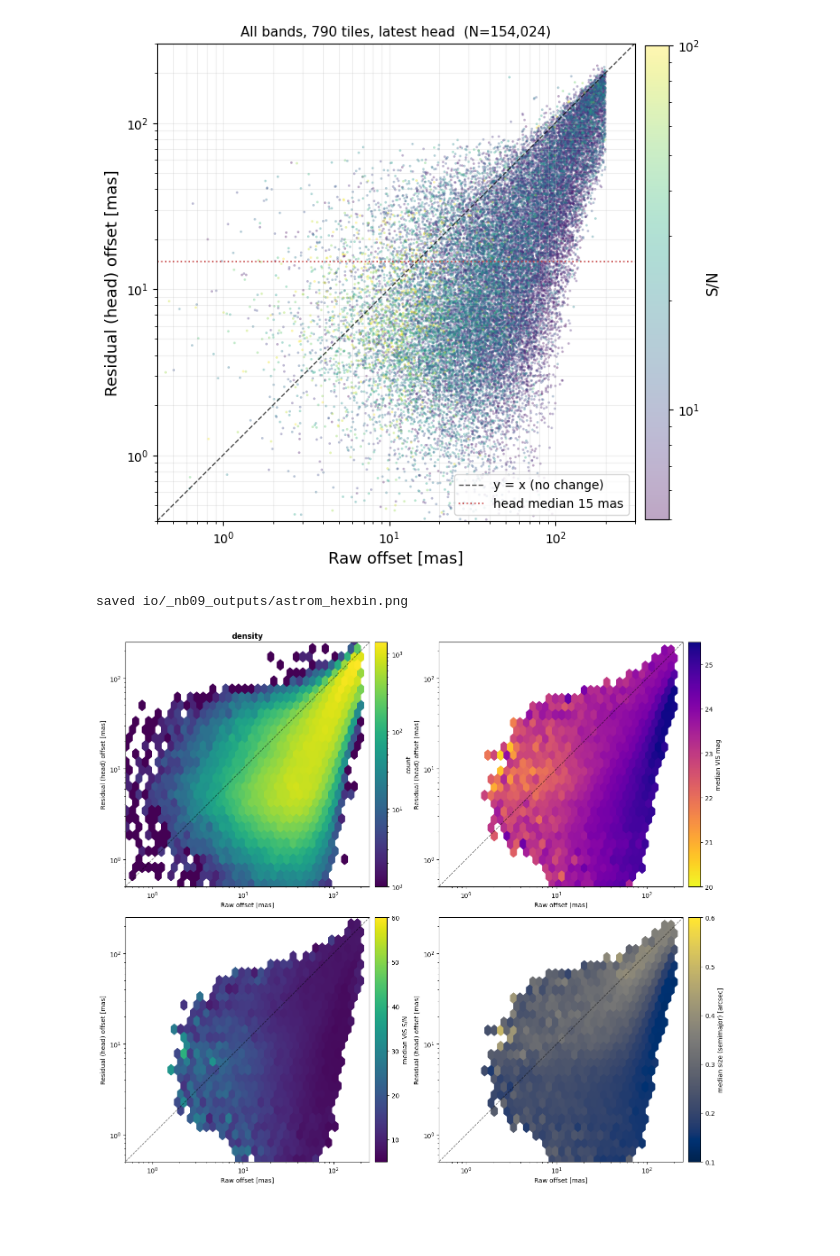
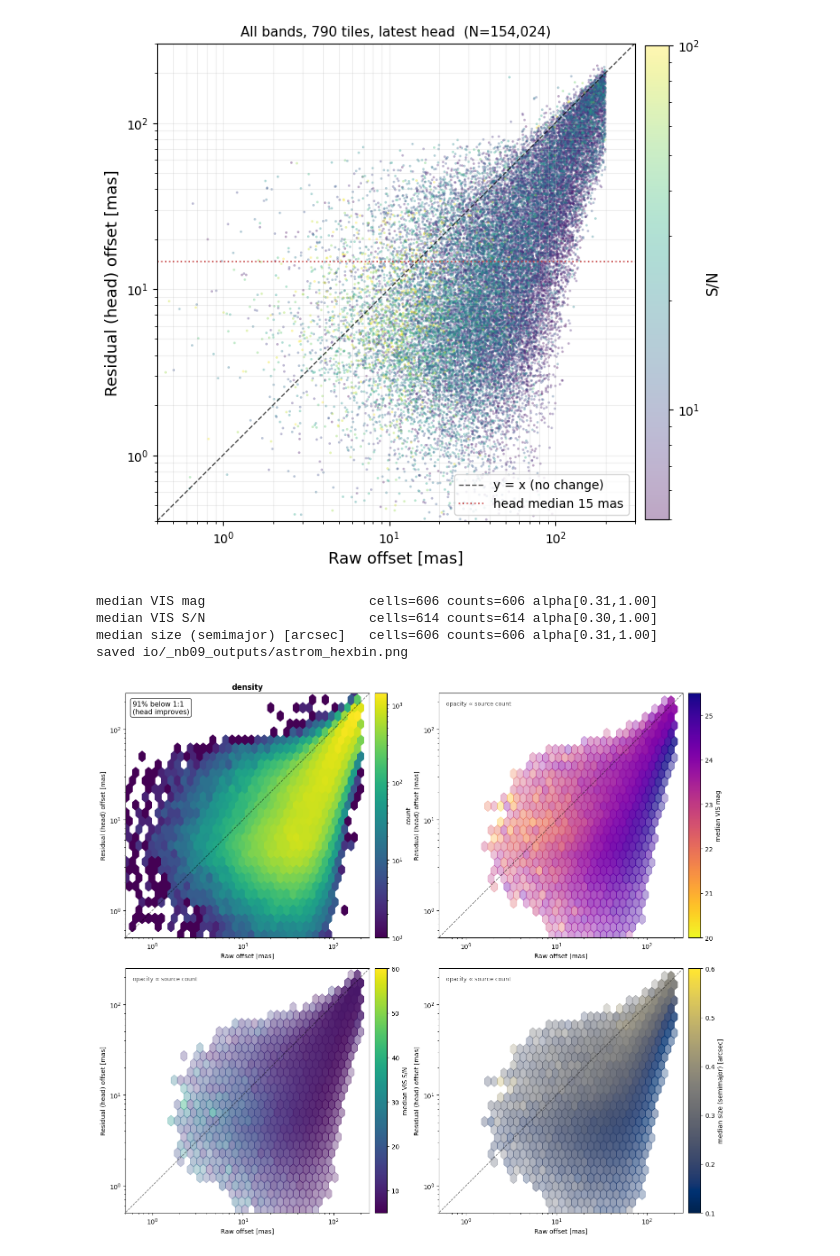
Before and after one commit to xoubish/JAISP, a Jupyter notebook: io/18_astrometry_raw_vs_residual.ipynb, the cells around one changed output. Cells and saved outputs as stored; diff of their text form; code cells hidden in the pictures; blank space fills up the shorter version.

```diff
--- a/io/18_astrometry_raw_vs_residual.ipynb
+++ b/io/18_astrometry_raw_vs_residual.ipynb
@@ -52,46 +52,76 @@ saved io/_nb09_outputs/astrom_raw_vs_resid.png
 [figure]
 # %%
 # ---- density + property hexbins: [density, VIS mag, S/N, size] ----
+# Property panels are DENSITY-WEIGHTED: each hexbin's opacity scales with log(count),
+# so the improved bulk (below 1:1) is vivid and the sparse few-source tails fade out
+# instead of reading as "many things made worse". (91% of sources fall below 1:1.)
+import matplotlib as mpl
 from astropy.io import fits
 from scipy.spatial import cKDTree
-from matplotlib.colors import LogNorm
+from matplotlib.colors import LogNorm, Normalize
 BANDS=['u','g','r','i','z','y','nisp_Y','nisp_J','nisp_H']
 RAW=[];RES=[];SNR=[];RA=[];DEC=[]
 for b in BANDS:
     rr=np.asarray(d[f'{b}_raw'])*1000; hr=np.asarray(d[f'{b}_head_resid'])*1000
     RAW.append(np.hypot(*rr.T));RES.append(np.hypot(*hr.T));SNR.append(np.asarray(d[f'{b}_snr']))
     RA.append(np.asarray(d[f'{b}_ra']));DEC.append(np.asarray(d[f'{b}_dec']))
 RAW=np.concatenate(RAW);RES=np.concatenate(RES);SNR=np.concatenate(SNR);RA=np.concatenate(RA);DEC=np.concatenate(DEC)
 m0=(RAW>0)&(RES>0)&np.isfinite(RAW)&np.isfinite(RES)&(SNR>0)
 RAW,RES,SNR,RA,DEC=RAW[m0],RES[m0],SNR[m0],RA[m0],DEC[m0]
+frac_improved=(RES<RAW).mean()
 cosd=np.cos(np.deg2rad(np.median(DEC)))
 def match(cra,cdec,vals,rad=0.5):
     t=cKDTree(np.column_stack([cra*cosd,cdec])); dist,idx=t.query(np.column_stack([RA*cosd,DEC]),k=1)
     return np.where(dist*3600<rad, vals[idx], np.nan)
 mc=fits.open(REPO/'data/edf_s_ood/catalogs_compact/mer_FINAL_q1_ECDFS_footprint.fits')[1].data
 vmag=match(np.asarray(mc['ra'],float),np.asarray(mc['dec'],float),np.asarray(mc['mag_vis'],float))
 hs=fits.open(REPO/'data/edf_s_ood/catalogs_compact/mer_q1_ECDFS_Hsize.fits')[1].data
-size=match(np.asarray(hs['ra'],float),np.asarray(hs['dec'],float),np.asarray(hs['semimajor_axis'],float)*0.1)  # arcsec
+size=match(np.asarray(hs['ra'],float),np.asarray(hs['dec'],float),np.asarray(hs['semimajor_axis'],float)*0.1)
 
+GS=45
 fig,axes=plt.subplots(2,2,figsize=(14,12.5)); axes=axes.ravel()
 def setup(ax):
     ax.plot([0.4,300],[0.4,300],'k--',lw=1,alpha=0.6)
     ax.set_xlim(0.5,250);ax.set_ylim(0.5,250);ax.set_aspect('equal')
     ax.set_xlabel('Raw offset [mas]');ax.set_ylabel('Residual (head) offset [mas]')
-# 1) density
-hb=axes[0].hexbin(RAW,RES,gridsize=45,xscale='log',yscale='log',cmap='viridis',mincnt=1,norm=LogNorm())
-setup(axes[0]); fig.colorbar(hb,ax=axes[0],fraction=0.046,pad=0.02).set_label('count'); axes[0].set_title('density',fontsize=12,fontweight='bold')
-# 2-4) property panels
-for ax,(C,lab,cmap,vlim) in zip(axes[1:],[(vmag,'median VIS mag','plasma_r',(20,25.5)),
-                                          (SNR,'median VIS S/N','viridis',(5,60)),
-                                          (size,'median size (semimajor) [arcsec]','cividis',(0.1,0.6))]):
+
+# 1) density (log count) -- already shows the bulk sits below 1:1
+hb=axes[0].hexbin(RAW,RES,gridsize=GS,xscale='log',yscale='log',cmap='viridis',mincnt=1,norm=LogNorm())
+setup(axes[0]); fig.colorbar(hb,ax=axes[0],fraction=0.046,pad=0.02).set_label('count')
+axes[0].set_title('density',fontsize=12,fontweight='bold')
+axes[0].text(0.03,0.97,f'{frac_improved:.0%} below 1:1\n(head improves)',transform=axes[0].transAxes,
+             va='top',ha='left',fontsize=11,bbox=dict(boxstyle='round',fc='white',alpha=0.85))
+
+# 2-4) property panels: median color, opacity ∝ log(count)
+for ax,(C,lab,cname,vlim) in zip(axes[1:],[(vmag,'median VIS mag','plasma_r',(20,25.5)),
+                                           (SNR,'median VIS S/N','viridis',(5,60)),
+                                           (size,'median size (semimajor) [arcsec]','cividis',(0.1,0.6))]):
     mm=np.isfinite(C)
-    hb=ax.hexbin(RAW[mm],RES[mm],C=C[mm],reduce_C_function=np.median,gridsize=45,
-                 xscale='log',yscale='log',cmap=cmap,mincnt=8,vmin=vlim[0],vmax=vlim[1])
-    setup(ax); fig.colorbar(hb,ax=ax,fraction=0.046,pad=0.02).set_label(lab)
+    hb=ax.hexbin(RAW[mm],RES[mm],C=C[mm],reduce_C_function=np.median,gridsize=GS,
+                 xscale='log',yscale='log',cmap=cname,mincnt=8,vmin=vlim[0],vmax=vlim[1])
+    vals=np.asarray(hb.get_array(),float)
+    cnt=ax.hexbin(RAW[mm],RES[mm],C=np.ones(int(mm.sum())),reduce_C_function=np.sum,
+                  gridsize=GS,xscale='log',yscale='log',mincnt=8)
+    counts=np.asarray(cnt.get_array(),float); cnt.remove()
+    norm=Normalize(vlim[0],vlim[1]); cm=plt.get_cmap(cname)
+    rgba=cm(norm(np.clip(vals,vlim[0],vlim[1])))
+    if len(rgba)==len(counts) and counts.size:
+        a=np.clip(np.log10(counts+1)/np.log10(np.nanmax(counts)+1),0.10,1.0); rgba[:,3]=a
+        amin,amax=a.min(),a.max()
+    else:
+        amin=amax=float('nan')
+    hb.set_array(None); hb.set_facecolor(rgba)            # detach scalar -> no re-map at draw
+    print(f'{lab:34s} cells={len(vals)} counts={len(counts)} alpha[{amin:.2f},{amax:.2f}]')
+    setup(ax)
+    sm=mpl.cm.ScalarMappable(norm=norm,cmap=cm); sm.set_array([])
+    fig.colorbar(sm,ax=ax,fraction=0.046,pad=0.02).set_label(lab)
+    ax.text(0.03,0.97,'opacity ∝ source count',transform=ax.transAxes,va='top',ha='left',fontsize=9,color='0.3')
 plt.tight_layout()
 HEXOUT=REPO/'io/_nb09_outputs/astrom_hexbin.png'
 fig.savefig(HEXOUT,dpi=130,bbox_inches='tight'); print('saved',HEXOUT.relative_to(REPO)); plt.show()
 # %% [output]
+median VIS mag                     cells=606 counts=606 alpha[0.31,1.00]
+median VIS S/N                     cells=614 counts=614 alpha[0.30,1.00]
+median size (semimajor) [arcsec]   cells=606 counts=606 alpha[0.31,1.00]
 saved io/_nb09_outputs/astrom_hexbin.png
-[figure, old version]
+[figure, new version]
```
Also changed, not shown: 1 other file.
